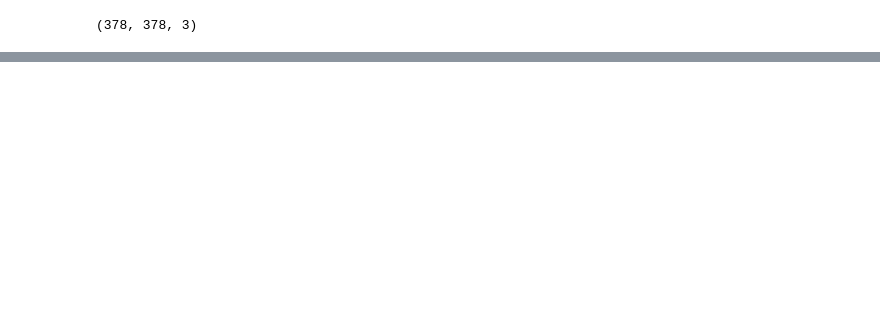
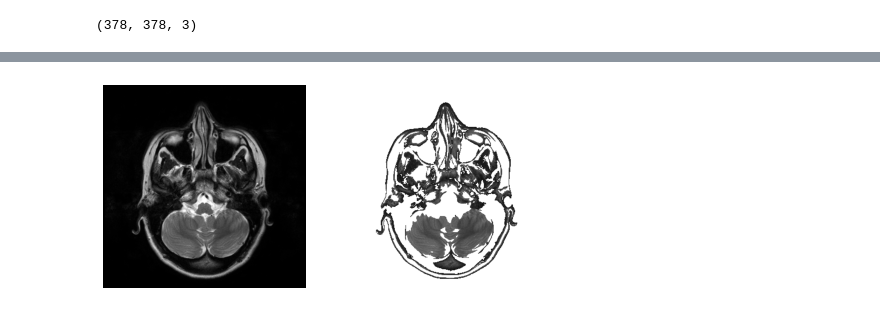
Before and after one commit to IgnacioArellano/Images_processing_using_python, a Jupyter notebook: Proyecto/MultiUmbral.ipynb, the cells around one changed output, grey strips where cells are left out. Saved outputs shown, nothing was run; the diff lists cells and outputs as text; code cells hidden in the pictures; blank space fills up the shorter version.

```diff
--- a/Proyecto/MultiUmbral.ipynb
+++ b/Proyecto/MultiUmbral.ipynb
@@ -39,0 +80,21 @@ for i in range(numUmbrales):
+# %%
+from skimage import color
+imgGray = color.rgb2gray(img)
+out = img.copy()
+for i in range(label_im.shape[0]):
+    for j in range(label_im.shape[1]):
+        if(label_im[i][j].any()):
+            out[i][j]=img[i][j]
+        else:
+            out[i][j]=255
+
+fig6=plt.figure(figsize = (8,8))
+a = fig6.add_subplot(1, 2, 1)
+plt.imshow(img, cmap='gray',vmin=0,vmax=2**8)
+plt.axis('off');
+
+b = fig6.add_subplot(1, 2, 2)
+plt.imshow(out, cmap='gray',vmin=0,vmax=2**8)
+plt.axis('off');
+# %% [output]
+[figure, added]
```
Also changed, not shown: parts of 6 cells of this notebook.
